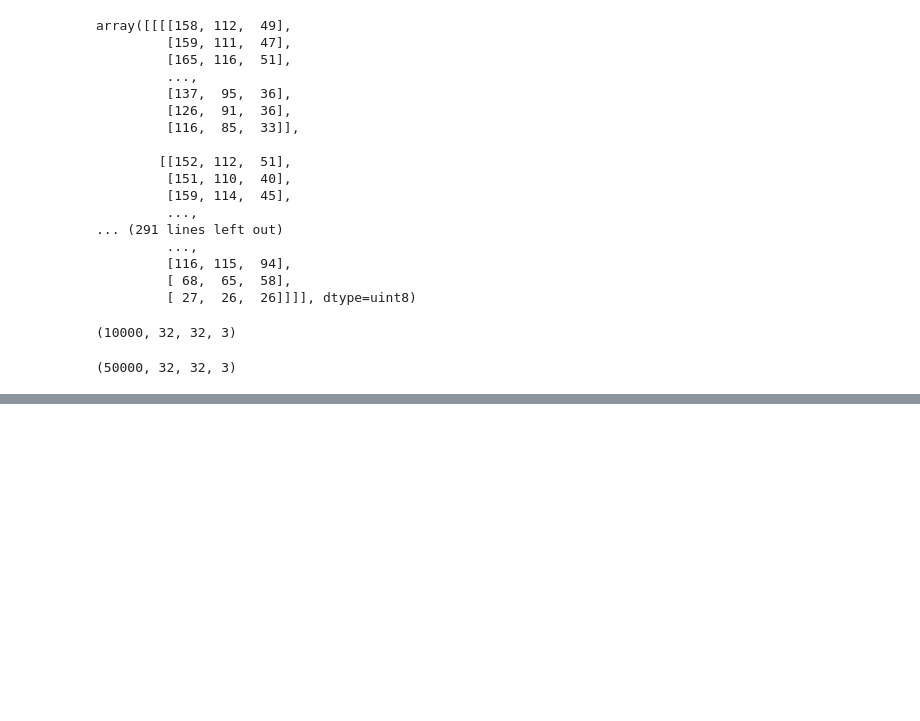
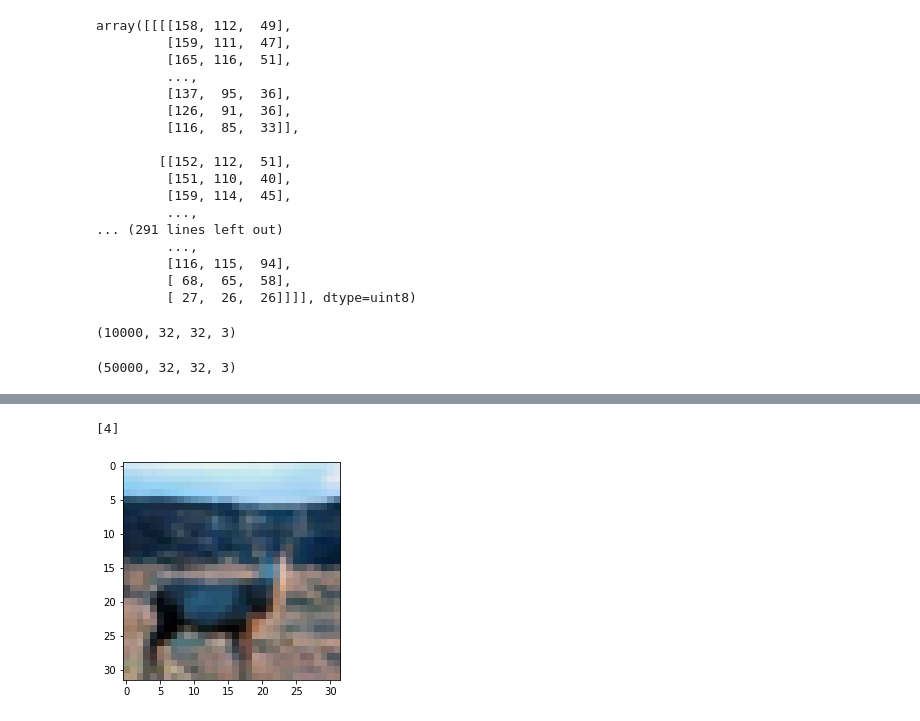
Before and after one commit to hamednasr/CIFAR-10-classification, a Jupyter notebook: CIFAR-10 classification my code.ipynb, the cells around one changed output, grey strips where cells are left out. Cells and saved outputs as stored; diff of their text form; code cells hidden in the pictures; blank space fills up the shorter version.

```diff
--- a/CIFAR-10 classification my code.ipynb
+++ b/CIFAR-10 classification my code.ipynb
@@ -85,0 +51,6 @@ TypeError: load_batch() missing 1 required positional argument: 'fpath'
+# %%
+plt.imshow(X_train[505])
+print(y_train[505])
+# %% [output]
+[4]
+[figure, added]
```
Also changed, not shown: parts of 12 cells of this notebook.
